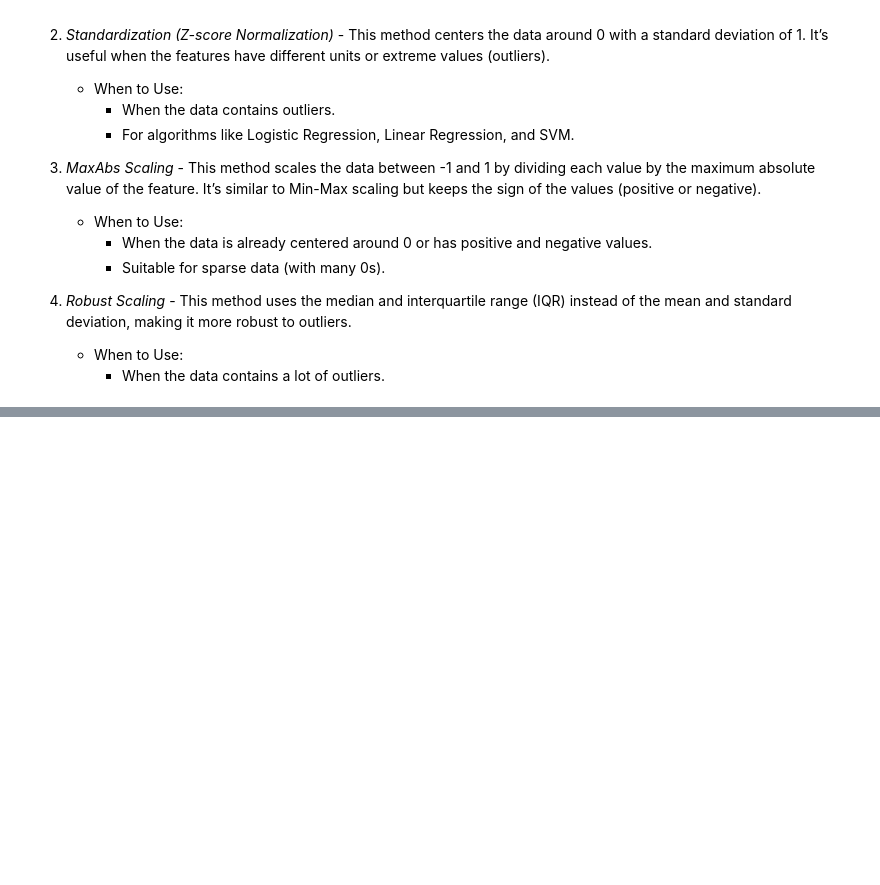
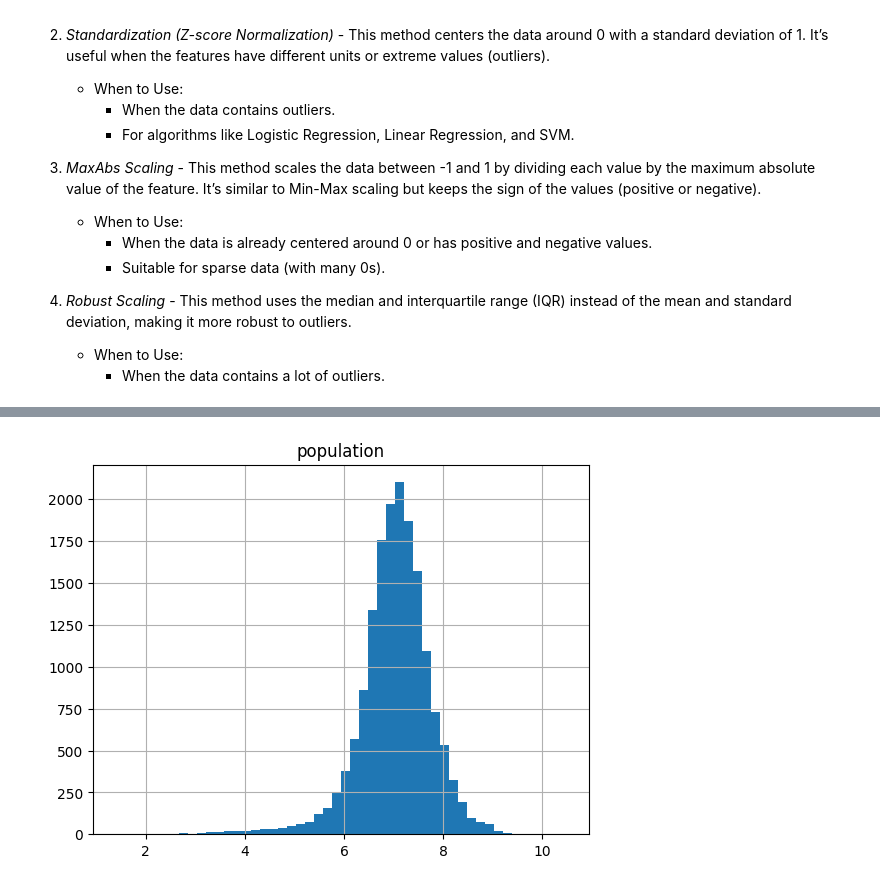
Before and after one commit to Ehteesham/Machine-Learning-Projects, a Jupyter notebook: California House Price/model.ipynb, the cells around one changed output, grey strips where cells are left out. Saved outputs shown, nothing was run; the diff lists cells and outputs as text; code cells hidden in the pictures; blank space fills up the shorter version.

```diff
--- a/California House Price/model.ipynb
+++ b/California House Price/model.ipynb
@@ -491,0 +513,5 @@ num_feature_std = scaler.fit_transform(num_feature)
+# %%
+# Log Transform of population attribute
+log_T = X_features[["population"]].copy()
+log_T = np.log1p(log_T)
+log_T
@@ -491,0 +532,5 @@ num_feature_std = scaler.fit_transform(num_feature)
+# %%
+log_T.hist(bins=50)
+plt.show()
+# %% [output]
+[figure, added]
```
Also changed, not shown: parts of 7 cells of this notebook.
